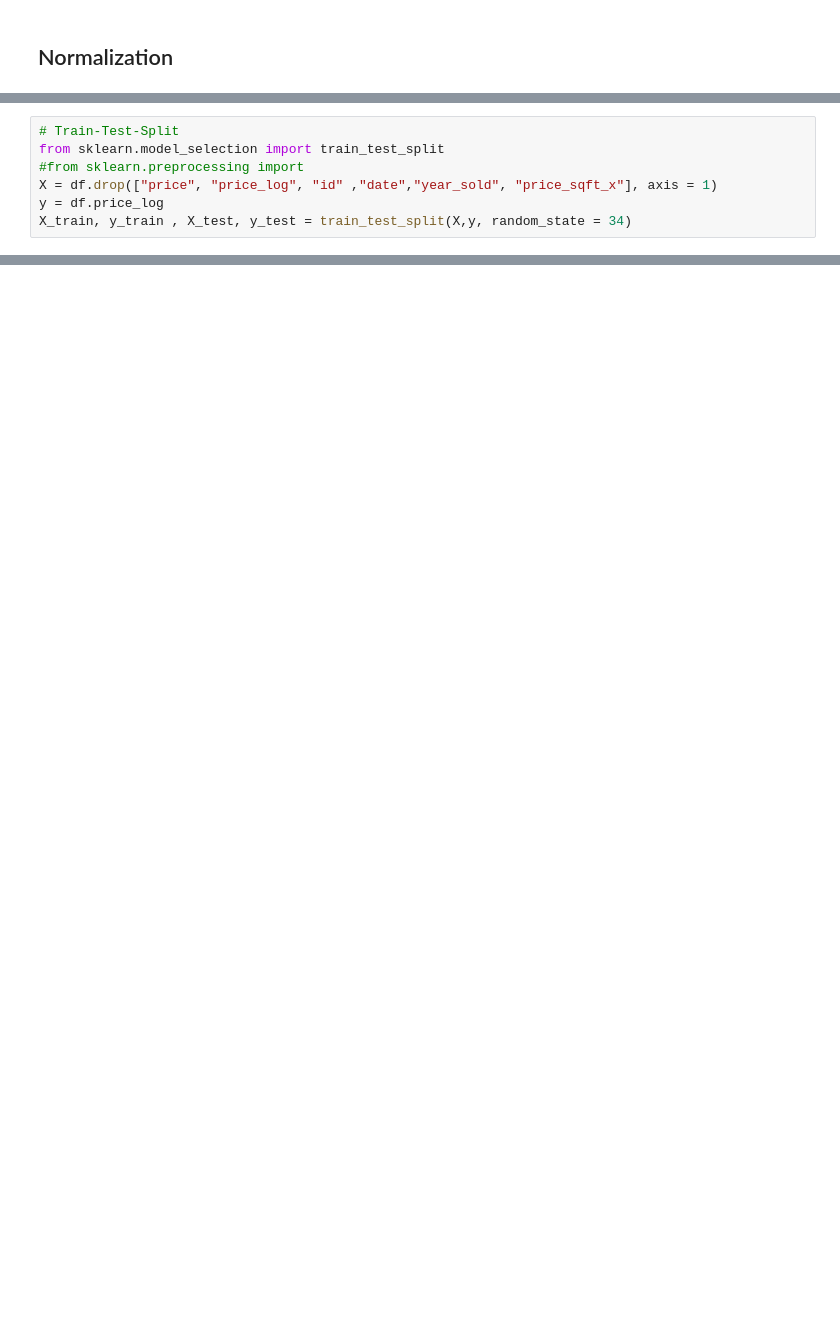
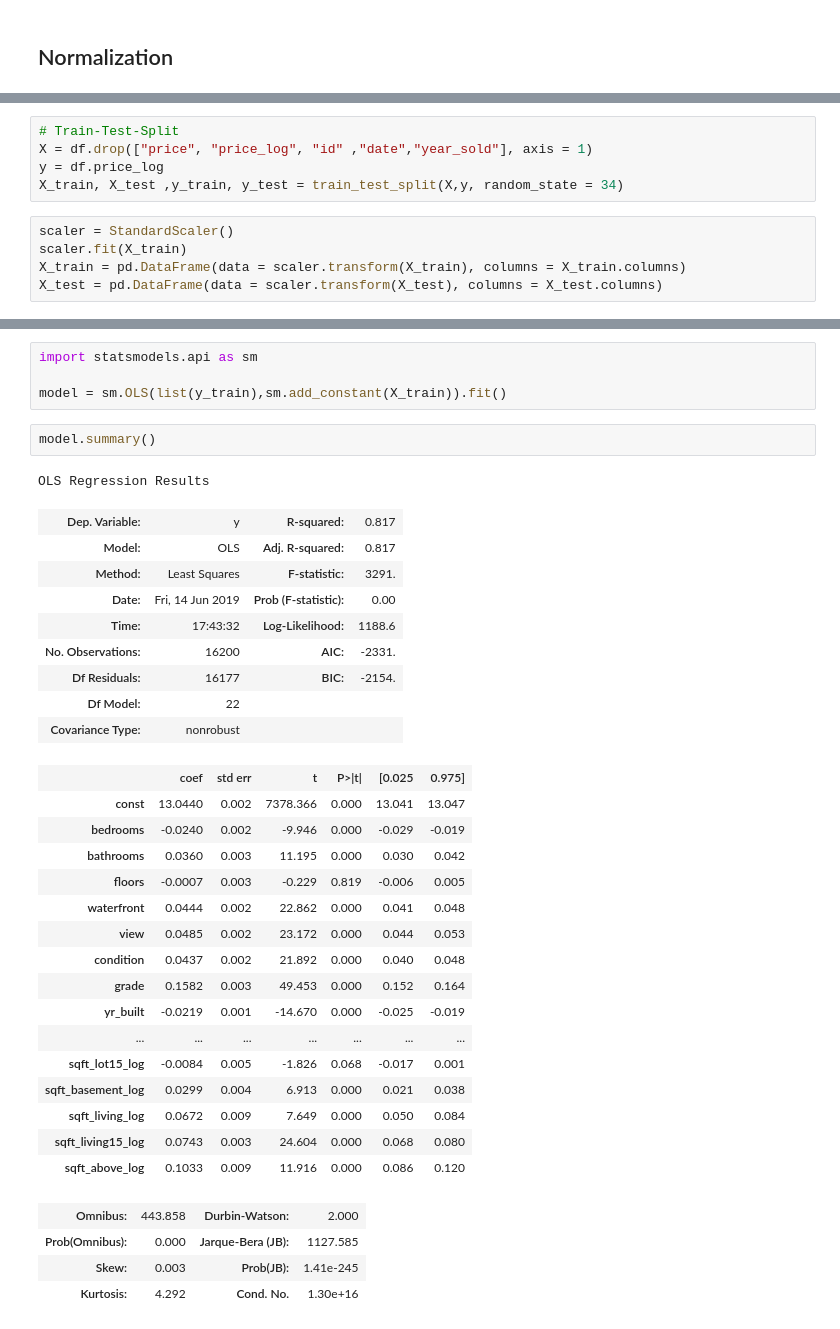
Before and after one commit to Pietrassyk/P_4_KC_housing_2, a Jupyter notebook: Mod4_Project_Tino.ipynb, the cells around one changed output, grey strips where cells are left out. Drawn from its saved outputs; the diff is of its cells as text; blank space fills up the shorter version.

Commit message:
Add Baseline Model (scipy) Add Baselone Model sm

```diff
--- a/Mod4_Project_Tino.ipynb
+++ b/Mod4_Project_Tino.ipynb
@@ -97,7 +127,10 @@ df_with_features.head()
 # %%
 # Train-Test-Split
-from sklearn.model_selection import train_test_split
-#from sklearn.preprocessing import
-X = df.drop(["price", "price_log", "id" ,"date","year_sold", "price_sqft_x"], axis = 1)
+X = df.drop(["price", "price_log", "id" ,"date","year_sold"], axis = 1)
 y = df.price_log
-X_train, y_train , X_test, y_test = train_test_split(X,y, random_state = 34)
+X_train, X_test ,y_train, y_test = train_test_split(X,y, random_state = 34)
+# %%
+scaler = StandardScaler()
+scaler.fit(X_train)
+X_train = pd.DataFrame(data = scaler.transform(X_train), columns = X_train.columns)
+X_test = pd.DataFrame(data = scaler.transform(X_test), columns = X_test.columns)
@@ -103,0 +160,37 @@ X_train, y_train , X_test, y_test = train_test_split(X,y, random_state = 34)
+# %%
+import statsmodels.api as sm
+
+model = sm.OLS(list(y_train),sm.add_constant(X_train)).fit()
+# %%
+model.summary()
+# %% [output]
+OLS Regression Results
+| Dep. Variable: | y | R-squared: | 0.817 |
+| Model: | OLS | Adj. R-squared: | 0.817 |
+| Method: | Least Squares | F-statistic: | 3291. |
+| Date: | Fri, 14 Jun 2019 | Prob (F-statistic): | 0.00 |
+| Time: | 17:43:32 | Log-Likelihood: | 1188.6 |
+| No. Observations: | 16200 | AIC: | -2331. |
+| Df Residuals: | 16177 | BIC: | -2154. |
+| Df Model: | 22 |  |  |
+| Covariance Type: | nonrobust |  |  |
+|  | coef | std err | t | P>|t| | [0.025 | 0.975] |
+| const | 13.0440 | 0.002 | 7378.366 | 0.000 | 13.041 | 13.047 |
+| bedrooms | -0.0240 | 0.002 | -9.946 | 0.000 | -0.029 | -0.019 |
+| bathrooms | 0.0360 | 0.003 | 11.195 | 0.000 | 0.030 | 0.042 |
+| floors | -0.0007 | 0.003 | -0.229 | 0.819 | -0.006 | 0.005 |
+| waterfront | 0.0444 | 0.002 | 22.862 | 0.000 | 0.041 | 0.048 |
+| view | 0.0485 | 0.002 | 23.172 | 0.000 | 0.044 | 0.053 |
+| condition | 0.0437 | 0.002 | 21.892 | 0.000 | 0.040 | 0.048 |
+| grade | 0.1582 | 0.003 | 49.453 | 0.000 | 0.152 | 0.164 |
+| yr_built | -0.0219 | 0.001 | -14.670 | 0.000 | -0.025 | -0.019 |
+| ... | ... | ... | ... | ... | ... | ... |
+| sqft_lot15_log | -0.0084 | 0.005 | -1.826 | 0.068 | -0.017 | 0.001 |
+| sqft_basement_log | 0.0299 | 0.004 | 6.913 | 0.000 | 0.021 | 0.038 |
+| sqft_living_log | 0.0672 | 0.009 | 7.649 | 0.000 | 0.050 | 0.084 |
+| sqft_living15_log | 0.0743 | 0.003 | 24.604 | 0.000 | 0.068 | 0.080 |
+| sqft_above_log | 0.1033 | 0.009 | 11.916 | 0.000 | 0.086 | 0.120 |
+| Omnibus: | 443.858 | Durbin-Watson: | 2.000 |
+| Prob(Omnibus): | 0.000 | Jarque-Bera (JB): | 1127.585 |
+| Skew: | 0.003 | Prob(JB): | 1.41e-245 |
+| Kurtosis: | 4.292 | Cond. No. | 1.30e+16 |
```
Also changed, not shown: parts of 31 cells of this notebook, 2 other files.
